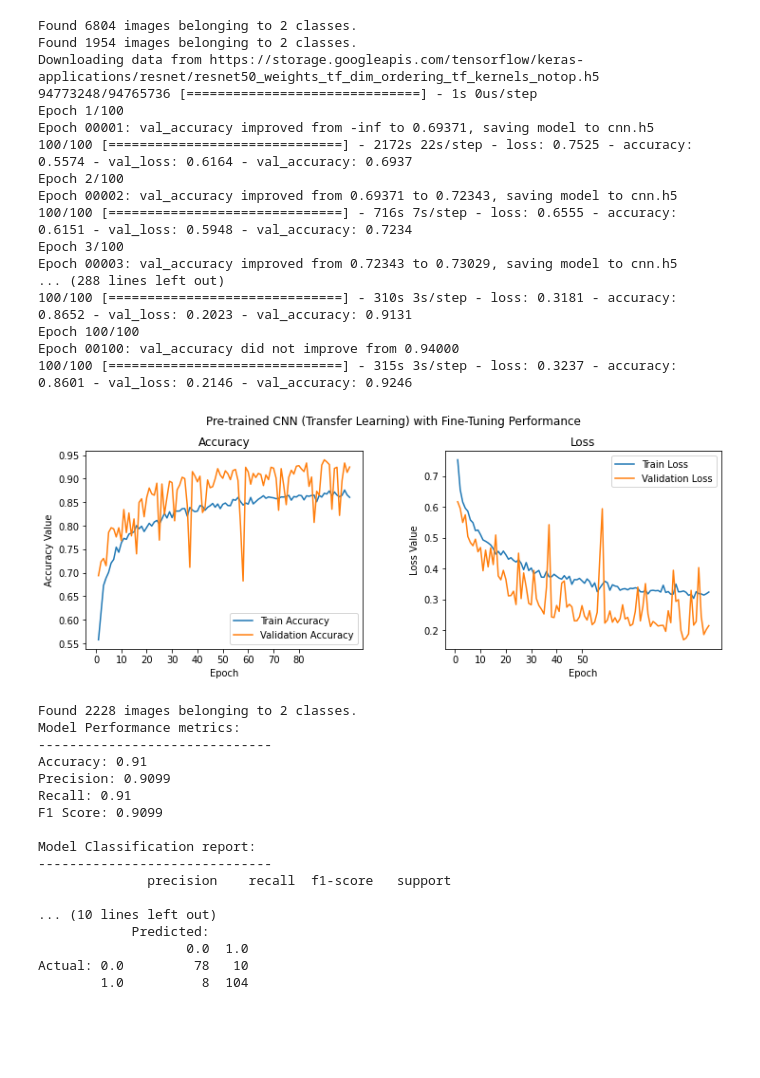
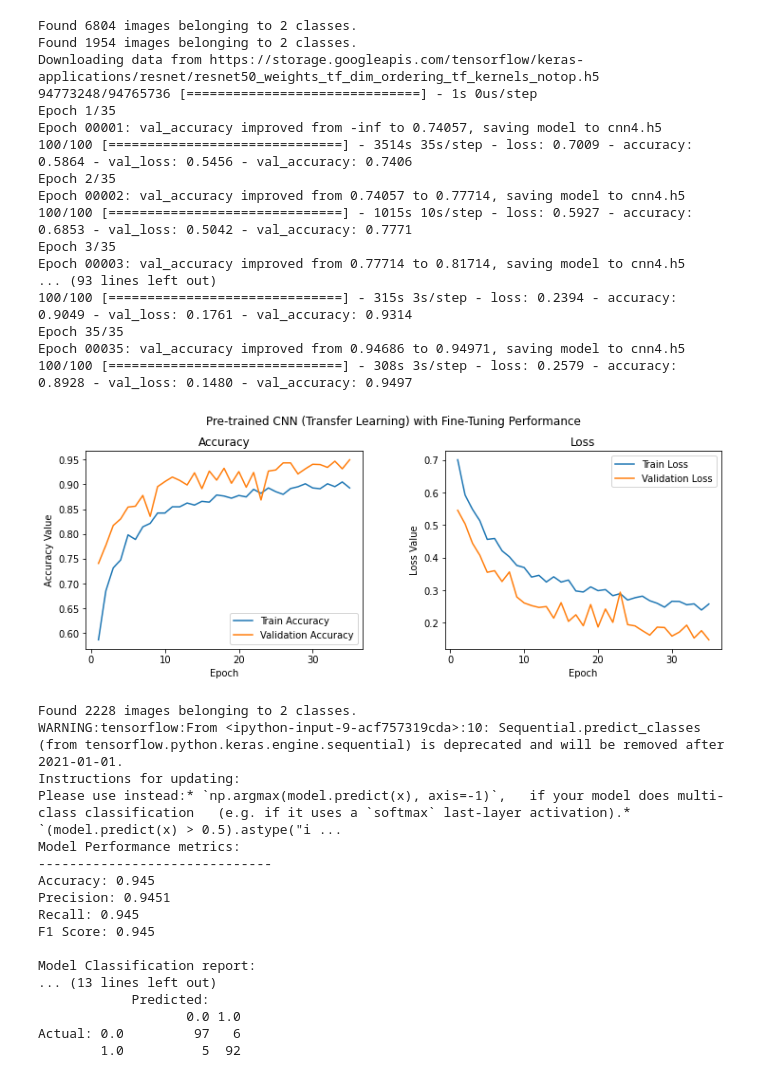
Before and after one commit to lauragoon/Face-Mask-Detector, a Jupyter notebook: cnn2.ipynb, the cells around one changed output. Saved outputs shown, nothing was run; the diff lists cells and outputs as text; code cells hidden in the pictures; blank space fills up the shorter version.

```diff
--- a/cnn2.ipynb
+++ b/cnn2.ipynb
@@ -37,23 +37,22 @@ resnet = ResNet50(include_top=False, weights='imagenet', input_shape=(256,256,3)
 output = resnet.layers[-1].output
 output = keras.layers.Flatten()(output)
 resnet = Model(resnet.input, output)
-# resnet.summary()
-
 
 ##transfer learning with fine tuning
-num_epochs = 100
+num_epochs = 35
 steps_epoch = 100
 steps_val = 50
 
 resnet.trainable = True
 for layer in resnet.layers:
     set_trainable = False
-    if layer.name in ['res5c_branch2b', 'res5c_branch2c', 'activation_97']:
+    if layer.name in ['conv5_block3_3_conv', 'conv5_block3_2_relu', 'conv5_block3_2_conv']:
         set_trainable = True
     if set_trainable:
         layer.trainable = True
     else:
         layer.trainable = False
+# resnet.summary()
 
 model = models.Sequential()
 model.add(resnet)
@@ -62,10 +61,10 @@ model.add(Dropout(0.3))
 model.add(Dense(512, activation='relu'))
 model.add(Dropout(0.3))
 model.add(Dense(1, activation='sigmoid'))
-model.compile(loss='binary_crossentropy', optimizer=optimizers.RMSprop(lr=2e-5), metrics=['accuracy'])
+model.compile(loss='binary_crossentropy', optimizer=optimizers.Adam(lr=2e-5), metrics=['accuracy'])
 # model.summary()
 
-filepath = "cnn.h5"
+filepath = "cnn4.h5"
 checkpt = ModelCheckpoint(filepath=filepath, monitor="val_accuracy", verbose=1, save_best_only=True, save_weights_only=False, mode="auto", save_freq="epoch")
 callbacks_list = [checkpt]
 
@@ -75,42 +74,42 @@ Found 6804 images belonging to 2 classes.
 Found 1954 images belonging to 2 classes.
 Downloading data from https://storage.googleapis.com/tensorflow/keras-applications/resnet/resnet50_weights_tf_dim_ordering_tf_kernels_notop.h5
 94773248/94765736 [==============================] - 1s 0us/step
-Epoch 1/100
-Epoch 00001: val_accuracy improved from -inf to 0.69371, saving model to cnn.h5
-100/100 [==============================] - 2172s 22s/step - loss: 0.7525 - accuracy: 0.5574 - val_loss: 0.6164 - val_accuracy: 0.6937
-Epoch 2/100
-Epoch 00002: val_accuracy improved from 0.69371 to 0.72343, saving model to cnn.h5
-100/100 [==============================] - 716s 7s/step - loss: 0.6555 - accuracy: 0.6151 - val_loss: 0.5948 - val_accuracy: 0.7234
-Epoch 3/100
-Epoch 00003: val_accuracy improved from 0.72343 to 0.73029, saving model to cnn.h5
-... (288 lines left out)
-100/100 [==============================] - 310s 3s/step - loss: 0.3181 - accuracy: 0.8652 - val_loss: 0.2023 - val_accuracy: 0.9131
-Epoch 100/100
-Epoch 00100: val_accuracy did not improve from 0.94000
-100/100 [==============================] - 315s 3s/step - loss: 0.3237 - accuracy: 0.8601 - val_loss: 0.2146 - val_accuracy: 0.9246
+Epoch 1/35
+Epoch 00001: val_accuracy improved from -inf to 0.74057, saving model to cnn4.h5
+100/100 [==============================] - 3514s 35s/step - loss: 0.7009 - accuracy: 0.5864 - val_loss: 0.5456 - val_accuracy: 0.7406
+Epoch 2/35
+Epoch 00002: val_accuracy improved from 0.74057 to 0.77714, saving model to cnn4.h5
+100/100 [==============================] - 1015s 10s/step - loss: 0.5927 - accuracy: 0.6853 - val_loss: 0.5042 - val_accuracy: 0.7771
+Epoch 3/35
+Epoch 00003: val_accuracy improved from 0.77714 to 0.81714, saving model to cnn4.h5
+... (93 lines left out)
+100/100 [==============================] - 315s 3s/step - loss: 0.2394 - accuracy: 0.9049 - val_loss: 0.1761 - val_accuracy: 0.9314
+Epoch 35/35
+Epoch 00035: val_accuracy improved from 0.94686 to 0.94971, saving model to cnn4.h5
+100/100 [==============================] - 308s 3s/step - loss: 0.2579 - accuracy: 0.8928 - val_loss: 0.1480 - val_accuracy: 0.9497
 # %%
 f, (ax1, ax2) = plt.subplots(1, 2, figsize=(12, 4))
 t = f.suptitle('Pre-trained CNN (Transfer Learning) with Fine-Tuning Performance', fontsize=12)
 f.subplots_adjust(top=0.85, wspace=0.3)
 
-epoch_list = list(range(1,101))
+epoch_list = list(range(1,36))
 ax1.plot(epoch_list, history.history['accuracy'], label='Train Accuracy')
 ax1.plot(epoch_list, history.history['val_accuracy'], label='Validation Accuracy')
-ax1.set_xticks(np.arange(0, 81, 10))
+ax1.set_xticks(np.arange(0, 36, 10))
 ax1.set_ylabel('Accuracy Value')
 ax1.set_xlabel('Epoch')
 ax1.set_title('Accuracy')
 l1 = ax1.legend(loc="best")
 
 ax2.plot(epoch_list, history.history['loss'], label='Train Loss')
 ax2.plot(epoch_list, history.history['val_loss'], label='Validation Loss')
-ax2.set_xticks(np.arange(0, 51, 10))
+ax2.set_xticks(np.arange(0, 36, 10))
 ax2.set_ylabel('Loss Value')
 ax2.set_xlabel('Epoch')
 ax2.set_title('Loss')
 l2 = ax2.legend(loc="best")
 # %% [output]
-[figure, old version]
+[figure, new version]
 # %%
 ## code to display model results
 ## from https://github.com/dipanjanS/practical-machine-learning-with-python/blob/master/notebooks/Ch05_Building_Tuning_and_Deploying_Models/model_evaluation_utils.py
@@ -178,7 +177,8 @@ def display_model_performance_metrics(true_labels, predicted_labels, classes=[1,
 # %%
 from keras.models import load_model
 
-cnn_model = load_model('drive/Shared drives/DSCI 303 Final Project/cnn.h5')
+# cnn_model = load_model('drive/Shared drives/DSCI 303 Final Project/cnn.h5')
+cnn_model = load_model('cnn4.h5')
 
 test_path = 'drive/Shared drives/DSCI 303 Final Project/ImageDataset2/test'
 test_data = get_data(200, test_path)
@@ -190,22 +190,22 @@ display_model_performance_metrics(true_labels=test_batch_class, predicted_labels
                                       classes=list(set(test_batch_class)))
 # %% [output]
 Found 2228 images belonging to 2 classes.
+WARNING:tensorflow:From <ipython-input-9-acf757319cda>:10: Sequential.predict_classes (from tensorflow.python.keras.engine.sequential) is deprecated and will be removed after 2021-01-01.
+Instructions for updating:
+Please use instead:* `np.argmax(model.predict(x), axis=-1)`,   if your model does multi-class classification   (e.g. if it uses a `softmax` last-layer activation).* `(model.predict(x) > 0.5).astype("i ...
 Model Performance metrics:
 ------------------------------
-Accuracy: 0.91
-Precision: 0.9099
-Recall: 0.91
-F1 Score: 0.9099
+Accuracy: 0.945
+Precision: 0.9451
+Recall: 0.945
+F1 Score: 0.945
 
 Model Classification report:
-------------------------------
-              precision    recall  f1-score   support
-
-... (10 lines left out)
+... (13 lines left out)
             Predicted:
-                   0.0  1.0
-Actual: 0.0         78   10
-        1.0          8  104
+                   0.0 1.0
+Actual: 0.0         97   6
+        1.0          5  92
 # %%
 actual1predicted0 = [i for i in range(len(test_batch_class)) if test_batch_class[i] == 1 and predictions[i] == 0]
 actual0predicted1 = [i for i in range(len(test_batch_class)) if test_batch_class[i] == 0 and predictions[i] == 1]
```
Also changed, not shown: parts of 2 cells of this notebook.
